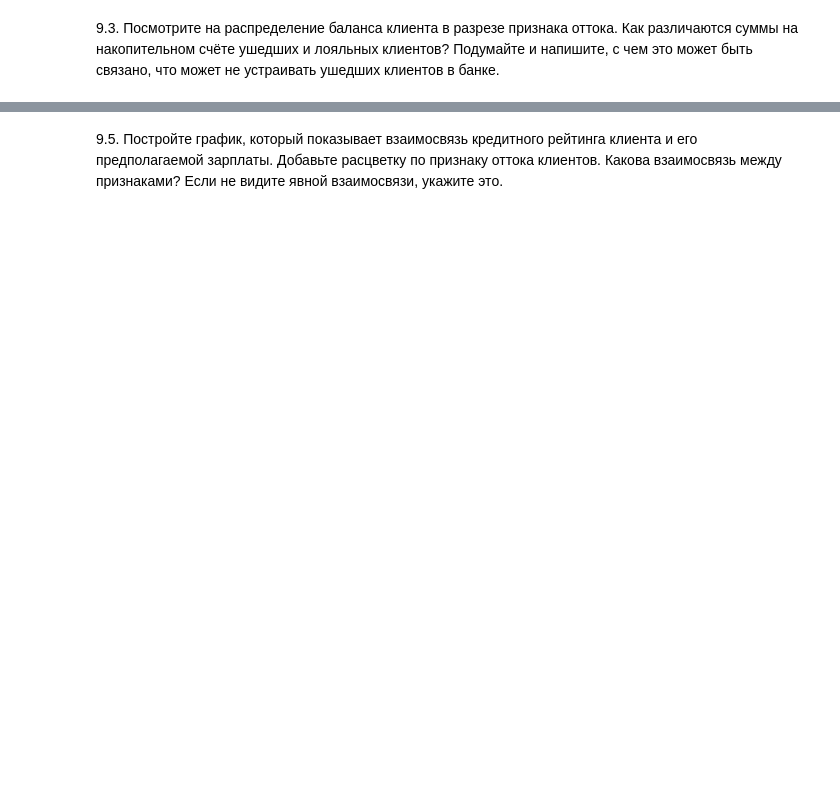
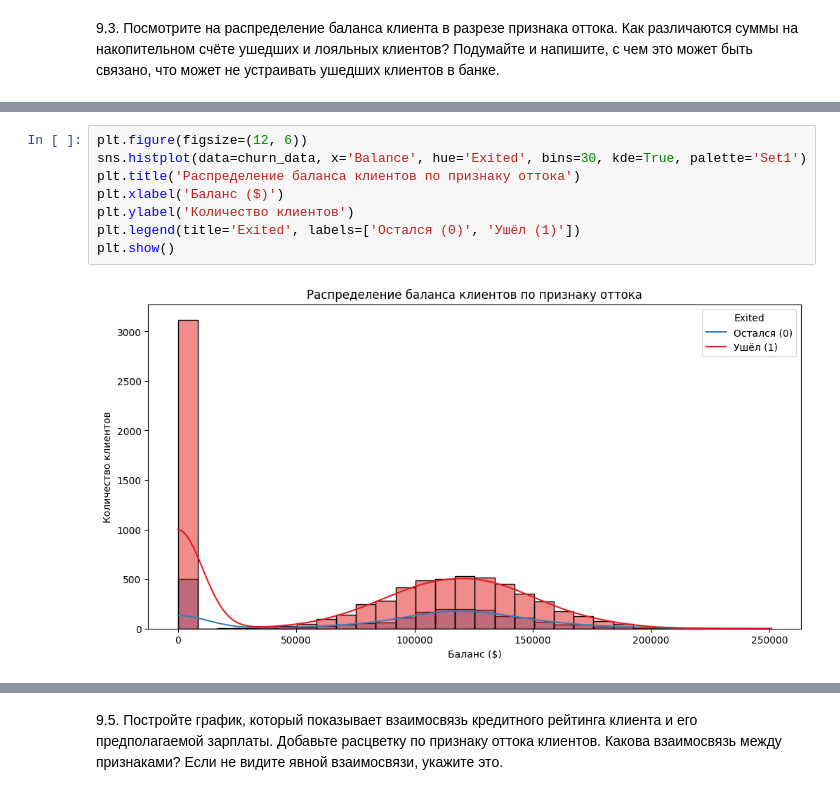
Before and after one commit to Artem221084/demo, a Jupyter notebook: Skillfactor/churn_data.ipynb, the cells around one changed output, grey strips where cells are left out. Cells and saved outputs as stored; diff of their text form; blank space fills up the shorter version.

```diff
--- a/Skillfactor/churn_data.ipynb
+++ b/Skillfactor/churn_data.ipynb
@@ -45,0 +65,10 @@ KeyError: "['RowNumber'] not found in axis"
+# %%
+plt.figure(figsize=(12, 6))
+sns.histplot(data=churn_data, x='Balance', hue='Exited', bins=30, kde=True, palette='Set1')
+plt.title('Распределение баланса клиентов по признаку оттока')
+plt.xlabel('Баланс ($)')
+plt.ylabel('Количество клиентов')
+plt.legend(title='Exited', labels=['Остался (0)', 'Ушёл (1)'])
+plt.show()
+# %% [output]
+[figure, added]
```
Also changed, not shown: parts of 21 cells of this notebook.
